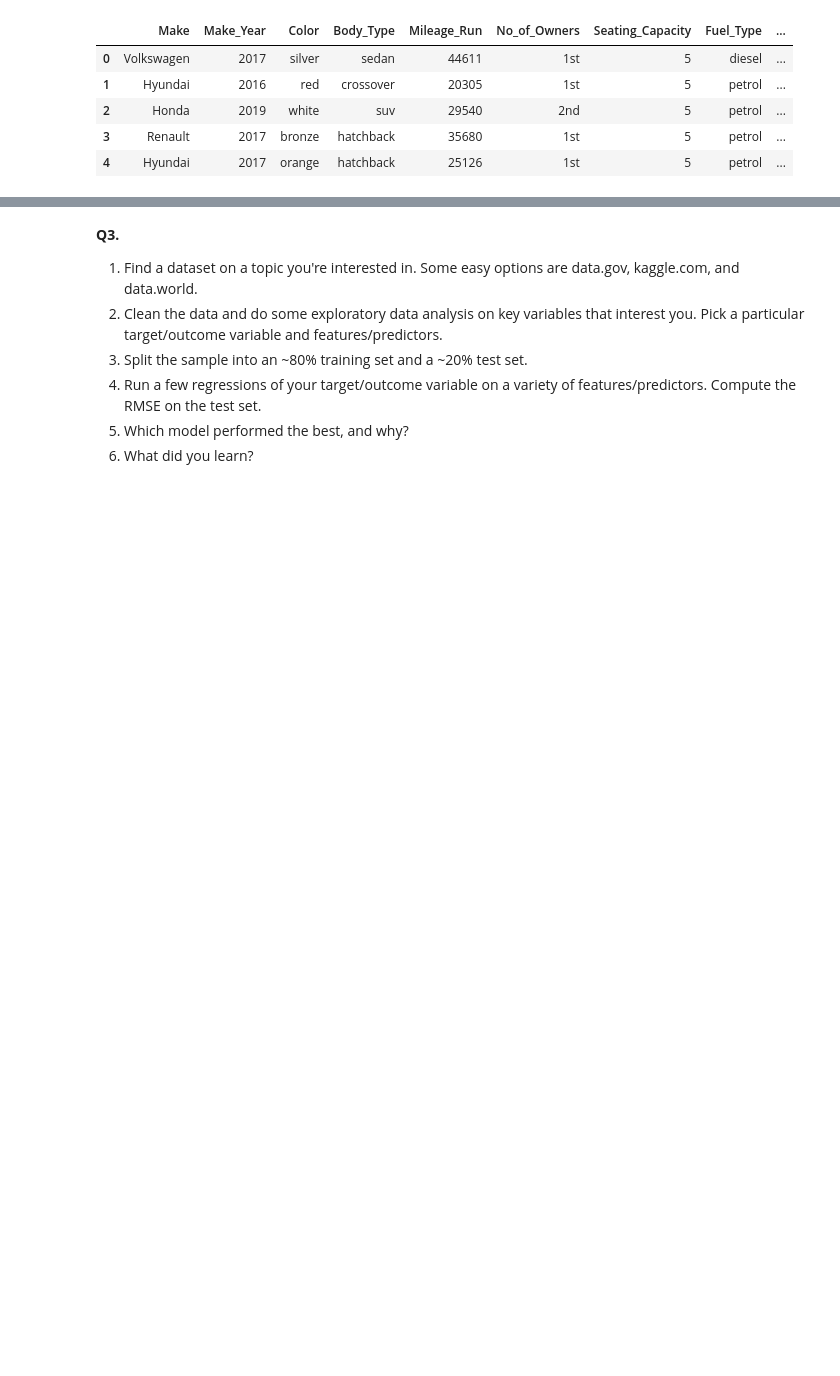
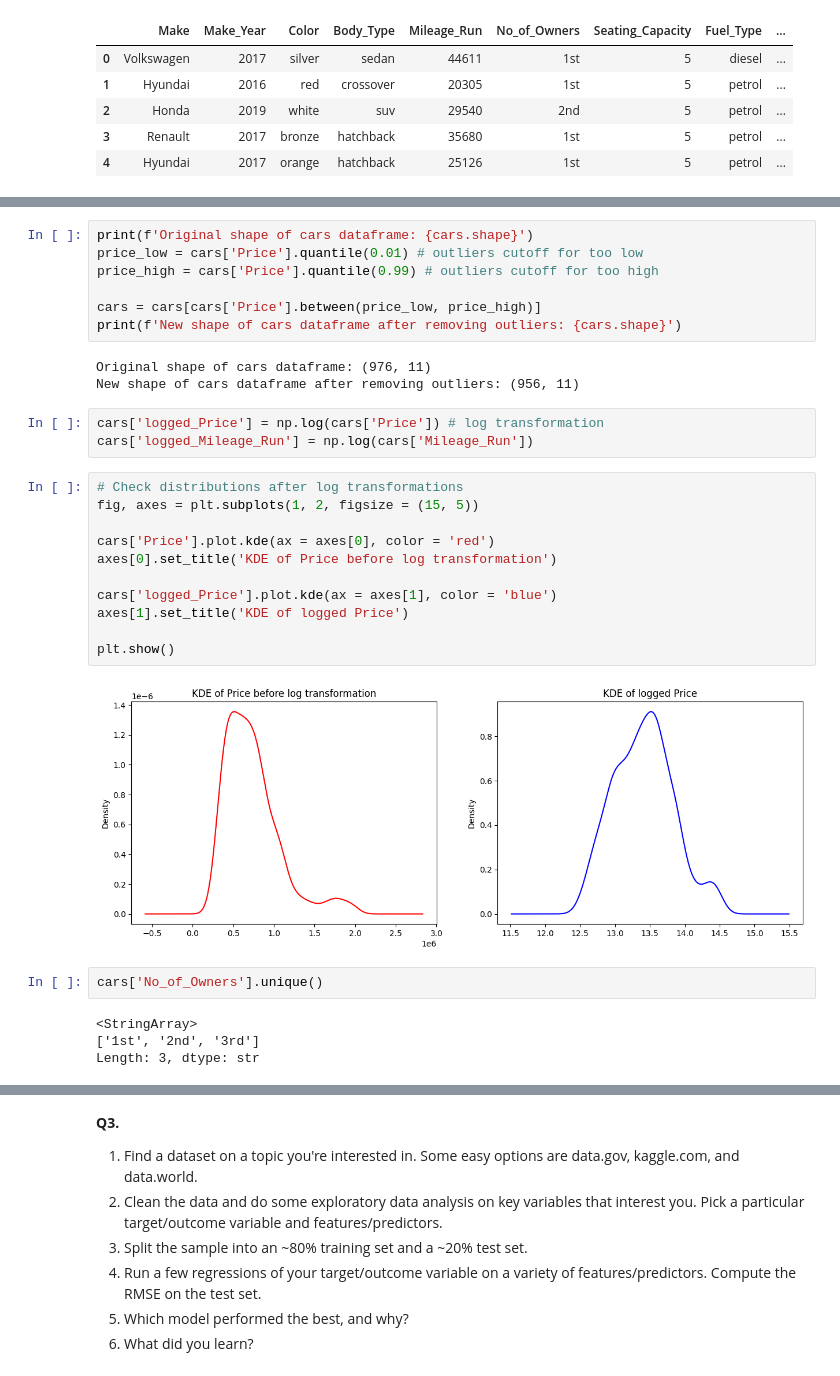
Before and after one commit to nhorton06/week_8, a Jupyter notebook: assignment.ipynb, the cells around one changed output, grey strips where cells are left out. Saved outputs shown, nothing was run; the diff lists cells and outputs as text; blank space fills up the shorter version.

```diff
--- a/assignment.ipynb
+++ b/assignment.ipynb
@@ -240,0 +252,32 @@ cars['Mileage_Run'].plot.kde(color = 'red')
+# %%
+print(f'Original shape of cars dataframe: {cars.shape}')
+price_low = cars['Price'].quantile(0.01) # outliers cutoff for too low
+price_high = cars['Price'].quantile(0.99) # outliers cutoff for too high
+
+cars = cars[cars['Price'].between(price_low, price_high)]
+print(f'New shape of cars dataframe after removing outliers: {cars.shape}')
+# %% [output]
+Original shape of cars dataframe: (976, 11)
+New shape of cars dataframe after removing outliers: (956, 11)
+# %%
+cars['logged_Price'] = np.log(cars['Price']) # log transformation
+cars['logged_Mileage_Run'] = np.log(cars['Mileage_Run'])
+# %%
+# Check distributions after log transformations
+fig, axes = plt.subplots(1, 2, figsize = (15, 5))
+
+cars['Price'].plot.kde(ax = axes[0], color = 'red')
+axes[0].set_title('KDE of Price before log transformation')
+
+cars['logged_Price'].plot.kde(ax = axes[1], color = 'blue')
+axes[1].set_title('KDE of logged Price')
+
+plt.show()
+# %% [output]
+[figure, added]
+# %%
+cars['No_of_Owners'].unique()
+# %% [output]
+<StringArray>
+['1st', '2nd', '3rd']
+Length: 3, dtype: str
```
Also changed, not shown: parts of 15 cells of this notebook, 2 other files.
